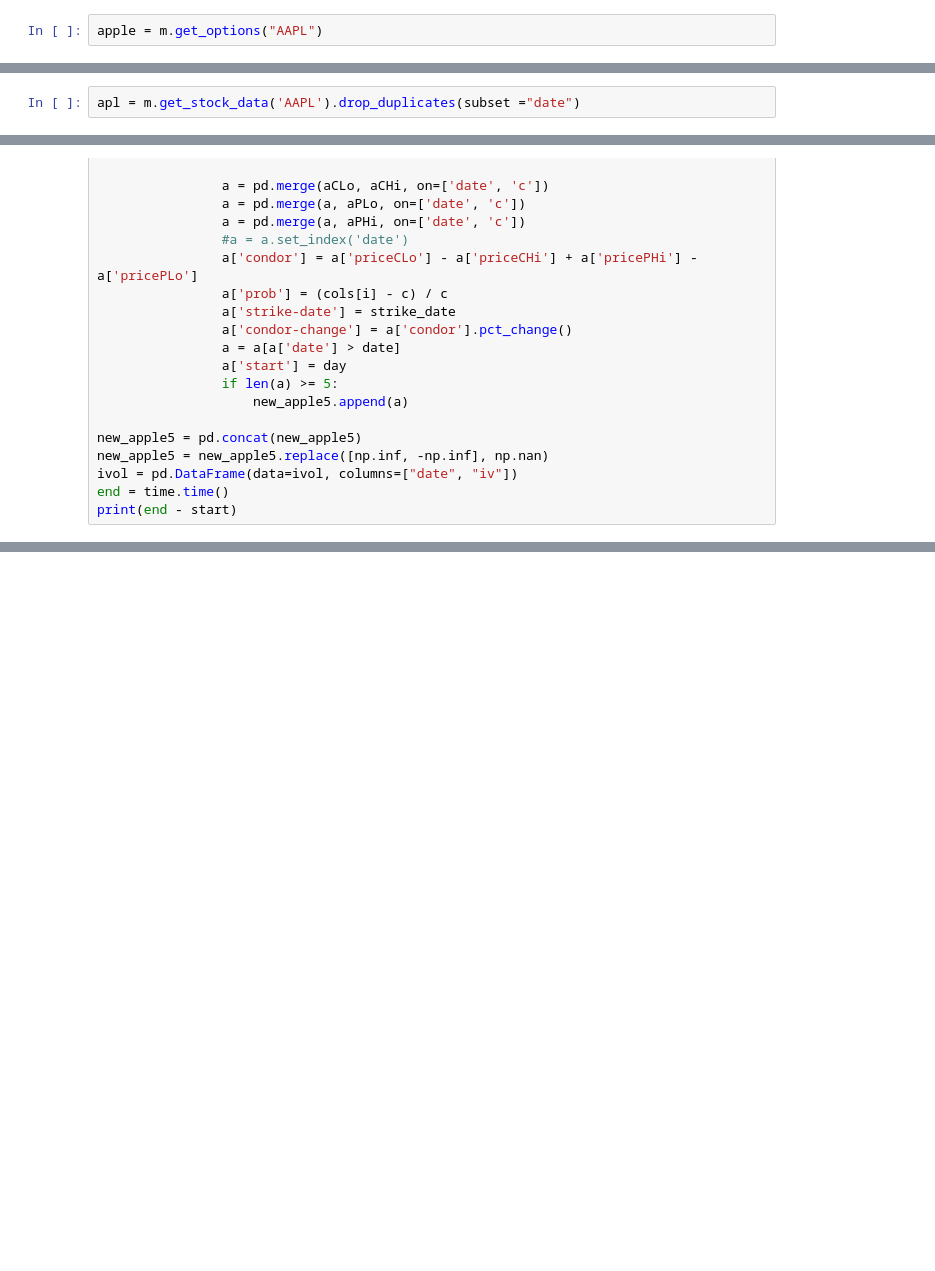
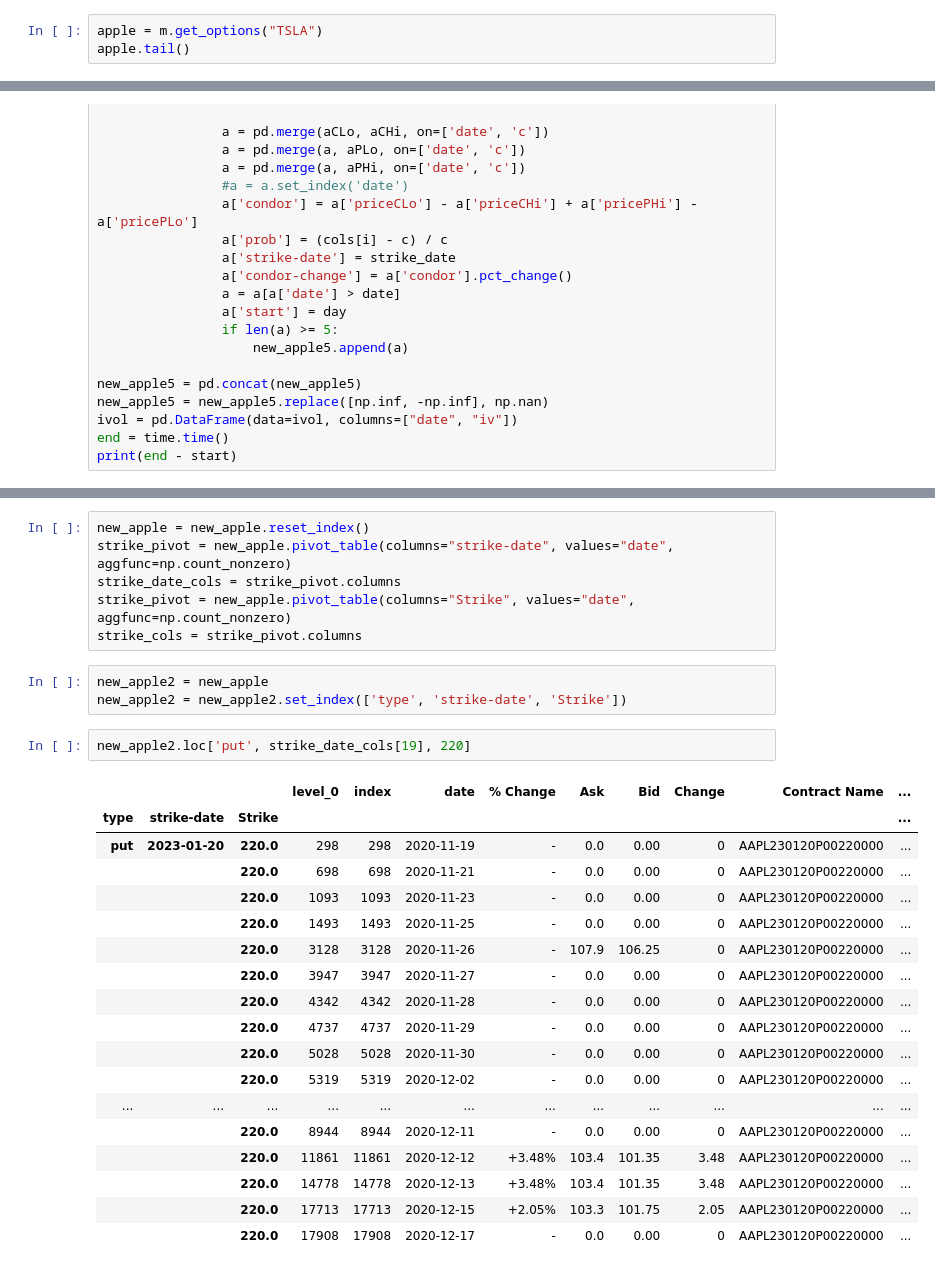
Before and after one commit to andermy/yahooScraper, a Jupyter notebook: test.ipynb, the cells around one changed output, grey strips where cells are left out. Cells and saved outputs as stored; diff of their text form; blank space fills up the shorter version.

```diff
--- a/test.ipynb
+++ b/test.ipynb
@@ -11,2 +38,3 @@ m = s.stockMongo()
 # %%
-apple = m.get_options("AAPL")
+apple = m.get_options("TSLA")
+apple.tail()
@@ -28,2 +89,0 @@ new_apple['last'] = (new_apple['ask'] + new_apple['bid'])/2
-# %%
-apl = m.get_stock_data('AAPL').drop_duplicates(subset ="date")
@@ -297,0 +367,30 @@ Timedelta('30 days 00:00:00')
+# %%
+new_apple = new_apple.reset_index()
+strike_pivot = new_apple.pivot_table(columns="strike-date", values="date", aggfunc=np.count_nonzero)
+strike_date_cols = strike_pivot.columns
+strike_pivot = new_apple.pivot_table(columns="Strike", values="date", aggfunc=np.count_nonzero)
+strike_cols = strike_pivot.columns
+# %%
+new_apple2 = new_apple
+new_apple2 = new_apple2.set_index(['type', 'strike-date', 'Strike'])
+# %%
+new_apple2.loc['put', strike_date_cols[19], 220]
+# %% [output]
+|  |  |  | level_0 | index | date | % Change | Ask | Bid | Change | Contract Name | ... |
+| type | strike-date | Strike |  |  |  |  |  |  |  |  | ... |
+| put | 2023-01-20 | 220.0 | 298 | 298 | 2020-11-19 | - | 0.0 | 0.00 | 0 | AAPL230120P00220000 | ... |
+|  |  | 220.0 | 698 | 698 | 2020-11-21 | - | 0.0 | 0.00 | 0 | AAPL230120P00220000 | ... |
+|  |  | 220.0 | 1093 | 1093 | 2020-11-23 | - | 0.0 | 0.00 | 0 | AAPL230120P00220000 | ... |
+|  |  | 220.0 | 1493 | 1493 | 2020-11-25 | - | 0.0 | 0.00 | 0 | AAPL230120P00220000 | ... |
+|  |  | 220.0 | 3128 | 3128 | 2020-11-26 | - | 107.9 | 106.25 | 0 | AAPL230120P00220000 | ... |
+|  |  | 220.0 | 3947 | 3947 | 2020-11-27 | - | 0.0 | 0.00 | 0 | AAPL230120P00220000 | ... |
+|  |  | 220.0 | 4342 | 4342 | 2020-11-28 | - | 0.0 | 0.00 | 0 | AAPL230120P00220000 | ... |
+|  |  | 220.0 | 4737 | 4737 | 2020-11-29 | - | 0.0 | 0.00 | 0 | AAPL230120P00220000 | ... |
+|  |  | 220.0 | 5028 | 5028 | 2020-11-30 | - | 0.0 | 0.00 | 0 | AAPL230120P00220000 | ... |
+|  |  | 220.0 | 5319 | 5319 | 2020-12-02 | - | 0.0 | 0.00 | 0 | AAPL230120P00220000 | ... |
+| ... | ... | ... | ... | ... | ... | ... | ... | ... | ... | ... | ... |
+|  |  | 220.0 | 8944 | 8944 | 2020-12-11 | - | 0.0 | 0.00 | 0 | AAPL230120P00220000 | ... |
+|  |  | 220.0 | 11861 | 11861 | 2020-12-12 | +3.48% | 103.4 | 101.35 | 3.48 | AAPL230120P00220000 | ... |
+|  |  | 220.0 | 14778 | 14778 | 2020-12-13 | +3.48% | 103.4 | 101.35 | 3.48 | AAPL230120P00220000 | ... |
+|  |  | 220.0 | 17713 | 17713 | 2020-12-15 | +2.05% | 103.3 | 101.75 | 2.05 | AAPL230120P00220000 | ... |
+|  |  | 220.0 | 17908 | 17908 | 2020-12-17 | - | 0.0 | 0.00 | 0 | AAPL230120P00220000 | ... |
```
Also changed, not shown: parts of 11 cells of this notebook, 3 other files.
